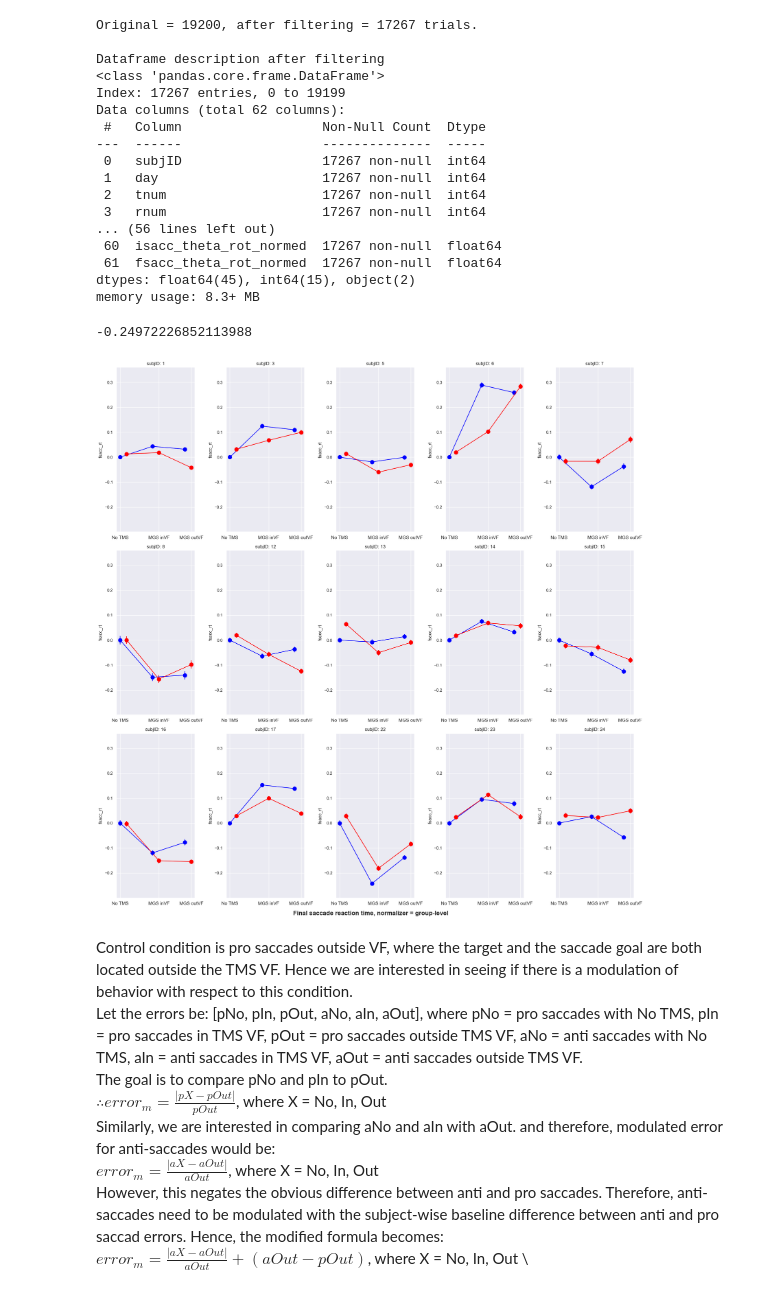
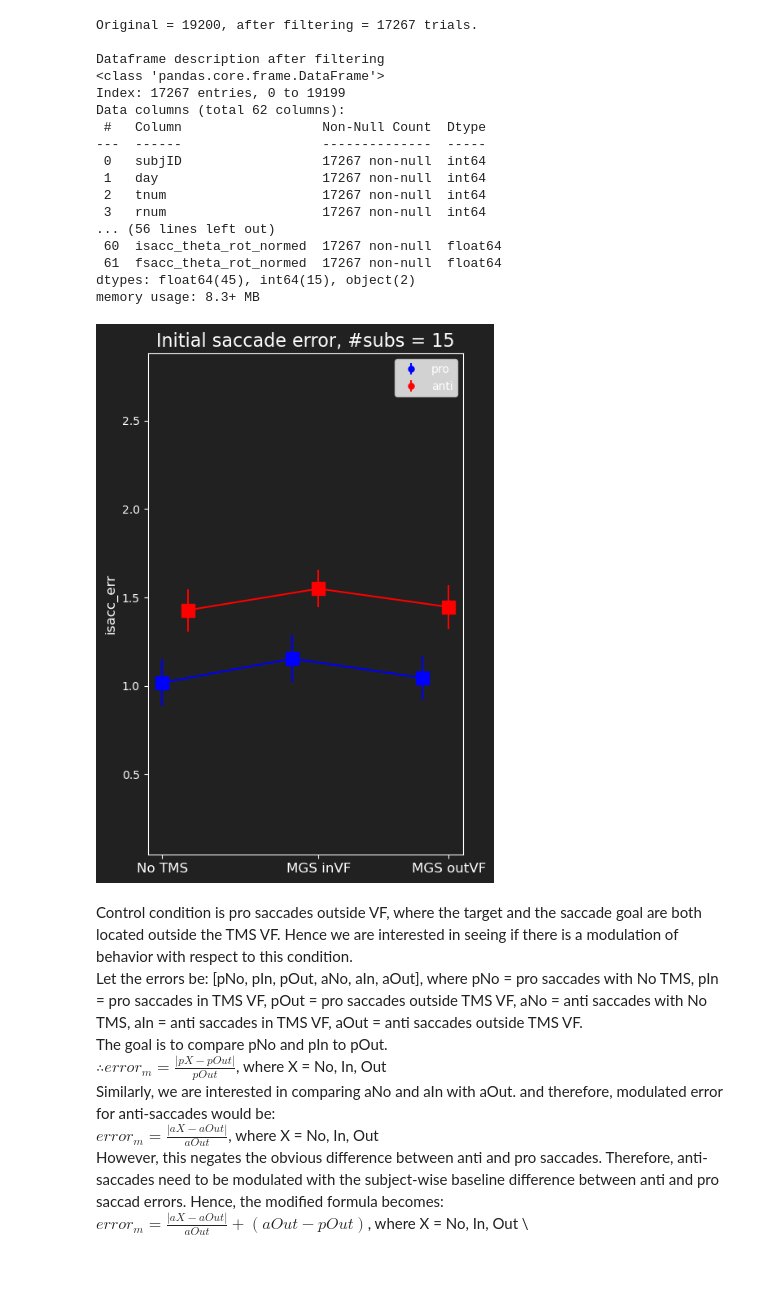
Before and after one commit to mindemory/mgs_stimul, a Jupyter notebook: mgsAnalysis/analysisEye/main.ipynb, the cells around one changed output. Drawn from its saved outputs; the diff is of its cells as text; code cells hidden in the pictures.

```diff
--- a/mgsAnalysis/analysisEye/main.ipynb
+++ b/mgsAnalysis/analysisEye/main.ipynb
@@ -72,3 +72,7 @@ Data columns (total 62 columns):
  61  fsacc_theta_rot_normed  17267 non-null  float64
 dtypes: float64(45), int64(15), object(2)
 memory usage: 8.3+ MB
+# %%
+subject_wise_error_plot(df_filtered[df_filtered['subjID'] != 18], 'isacc_err', normalizer = False, indiv_summary = False, remove_outliers = True)
+# %% [output]
+[figure, added]
@@ -75,5 +90,2 @@ memory usage: 8.3+ MB
 # %%
-subject_wise_error_plot(df_filtered[df_filtered['subjID'] != 18], 'fsacc_rt', normalizer = 'group_level', indiv_summary = True, remove_outliers = False)
+subject_wise_error_plot(df_filtered[df_filtered['subjID'] != 18], 'fsacc_err', normalizer = 'individualized', indiv_summary = True, remove_outliers = False)
-# %% [output]
--0.24972226852113988
-[figure, removed]
```
Also changed, not shown: parts of 4 cells of this notebook, 20 other files.
